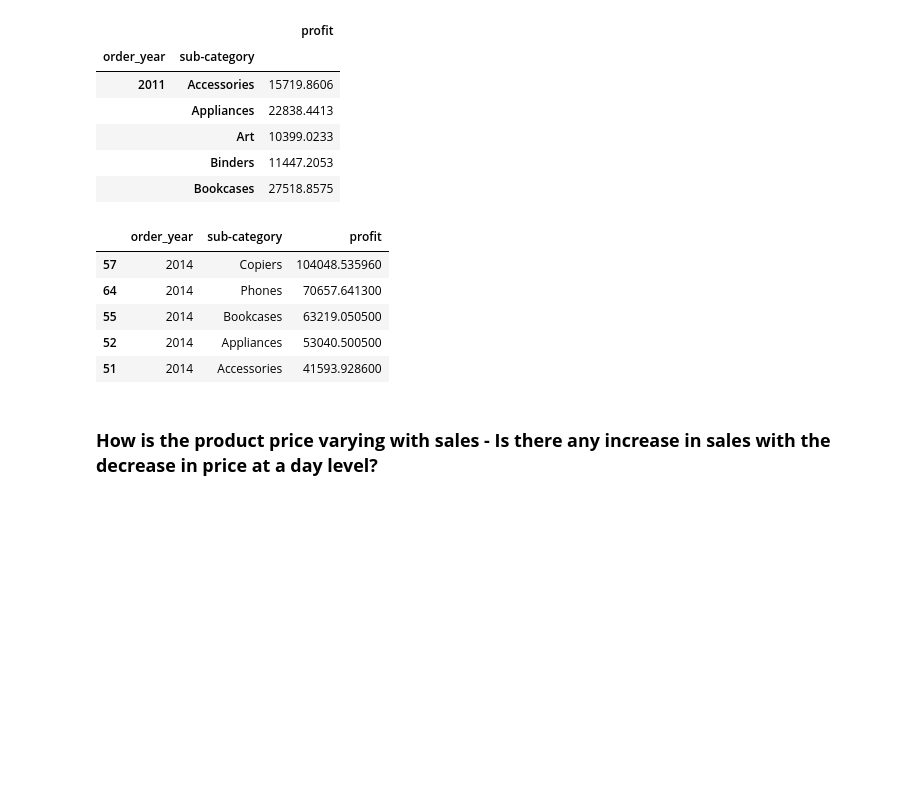
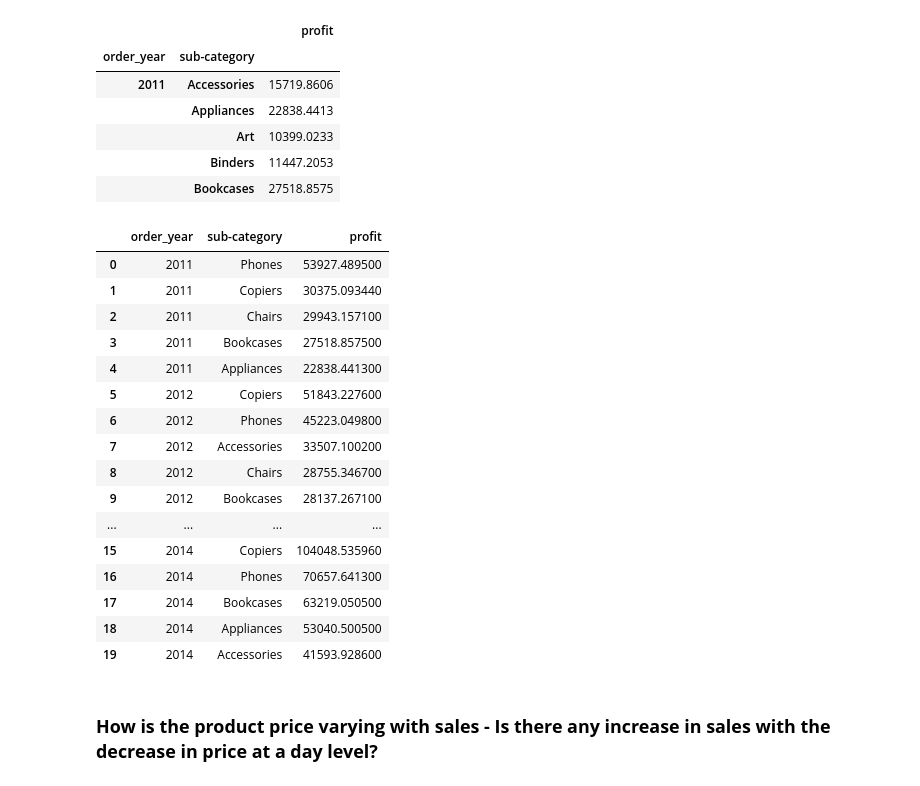
Before and after one commit to annugit1655/Global-Superstore-Project, a Jupyter notebook: notebooks/order-return-customer-product-analysis.ipynb, the cells around one changed output. Drawn from its saved outputs; the diff is of its cells as text; code cells hidden in the pictures; blank space fills up the shorter version.

Commit message:
'customer_analysis'

```diff
--- a/notebooks/order-return-customer-product-analysis.ipynb
+++ b/notebooks/order-return-customer-product-analysis.ipynb
@@ -421,8 +421,8 @@ style_df
 # %%
 ## requirement gathering for highest revenue data for analysis
 # empty dataframe to store highest revenue data
-rev_df = pd.DataFrame(columns = high_df.columns)
+revenue_df = pd.DataFrame(columns = high_df.columns)
 # groupby years for revenue of each year from grouped_df
 for g, v in grouped_df:
     highest_revenue_customer = v.nlargest(1, 'revenue')
-    revenue_df = pd.concat([rev_df, highest_revenue_customer])
+    revenue_df = pd.concat([revenue_df, highest_revenue_customer])
@@ -445,8 +447,8 @@ Hence, **high purchase frequency customers aren't contributing to high revenue.*
 # add profit column in freq_df to find answer of this question
 high_df.head()
 # empty dataframe to store profitable customer across years
-prof_df = pd.DataFrame(columns = high_df.columns)
+profit_df = pd.DataFrame(columns = high_df.columns)
 # highest profit customer
 for g, v in grouped_df:
     high_profit_customer = v.nlargest(1, 'profit')
-    profit_df = pd.concat([prof_df, high_profit_customer])
+    profit_df = pd.concat([profit_df, high_profit_customer],axis='index',ignore_index=True)
@@ -592,16 +597,27 @@ year_df = product_df.groupby(['order_year'])
 # compute top 5 profit product type each year
 for i, v in year_df:
     top5_profit_category = v.nlargest(5, 'profit')
-    profit_category_df = pd.concat([profit_df, top5_profit_category], axis='index')
+    profit_df = pd.concat([profit_df, top5_profit_category], ignore_index=True)
-# %%
-profit_category_df.style.background_gradient(cmap='Spectral', subset=pd.IndexSlice[:,'profit'])
-# %% [output]
-|  | order_year | sub-category | profit |
-| 57 | 2014 | Copiers | 104048.535960 |
-| 64 | 2014 | Phones | 70657.641300 |
-| 55 | 2014 | Bookcases | 63219.050500 |
-| 52 | 2014 | Appliances | 53040.500500 |
-| 51 | 2014 | Accessories | 41593.928600 |
+# %%
+display(profit_df.style.background_gradient(cmap='YlOrRd', subset=pd.IndexSlice[:,'profit']))
+# %% [output]
+|  | order_year | sub-category | profit |
+| 0 | 2011 | Phones | 53927.489500 |
+| 1 | 2011 | Copiers | 30375.093440 |
+| 2 | 2011 | Chairs | 29943.157100 |
+| 3 | 2011 | Bookcases | 27518.857500 |
+| 4 | 2011 | Appliances | 22838.441300 |
+| 5 | 2012 | Copiers | 51843.227600 |
+| 6 | 2012 | Phones | 45223.049800 |
+| 7 | 2012 | Accessories | 33507.100200 |
+| 8 | 2012 | Chairs | 28755.346700 |
+| 9 | 2012 | Bookcases | 28137.267100 |
+| ... | ... | ... | ... |
+| 15 | 2014 | Copiers | 104048.535960 |
+| 16 | 2014 | Phones | 70657.641300 |
+| 17 | 2014 | Bookcases | 63219.050500 |
+| 18 | 2014 | Appliances | 53040.500500 |
+| 19 | 2014 | Accessories | 41593.928600 |
 # %% [markdown]
 ### **How is the product price varying with sales - Is there any increase in sales with the decrease in price at a day level?**
 # %% [markdown]
```
Also changed, not shown: parts of 5 cells of this notebook.
